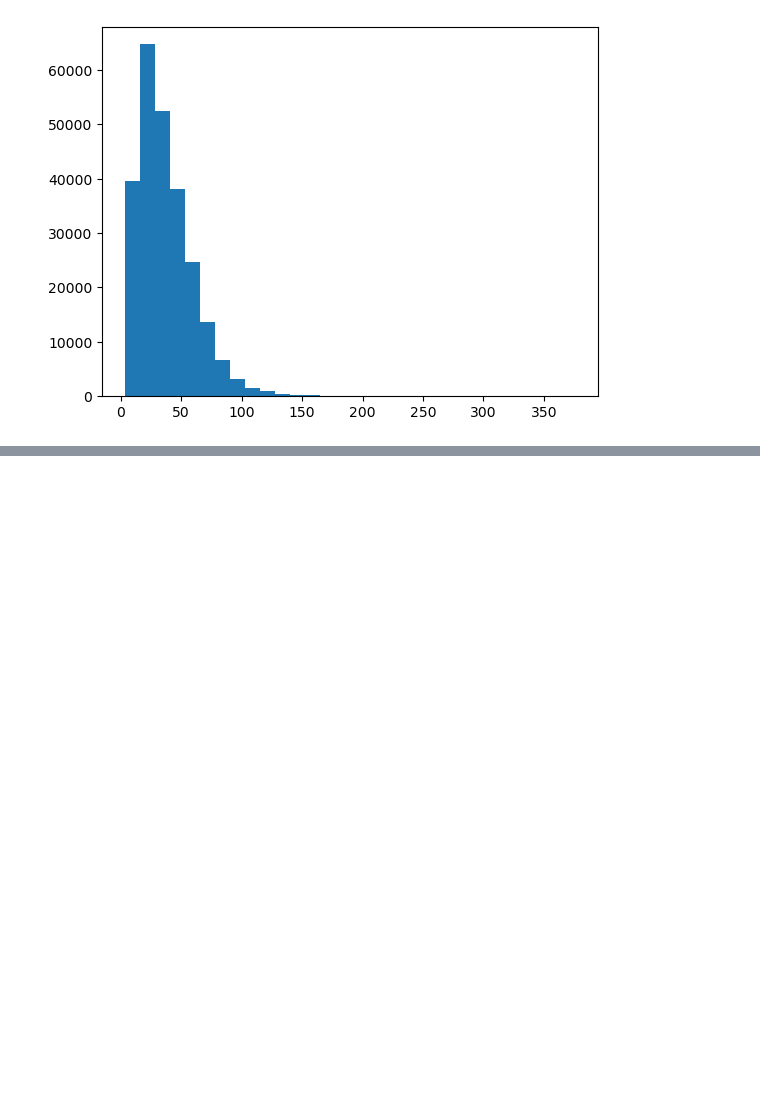
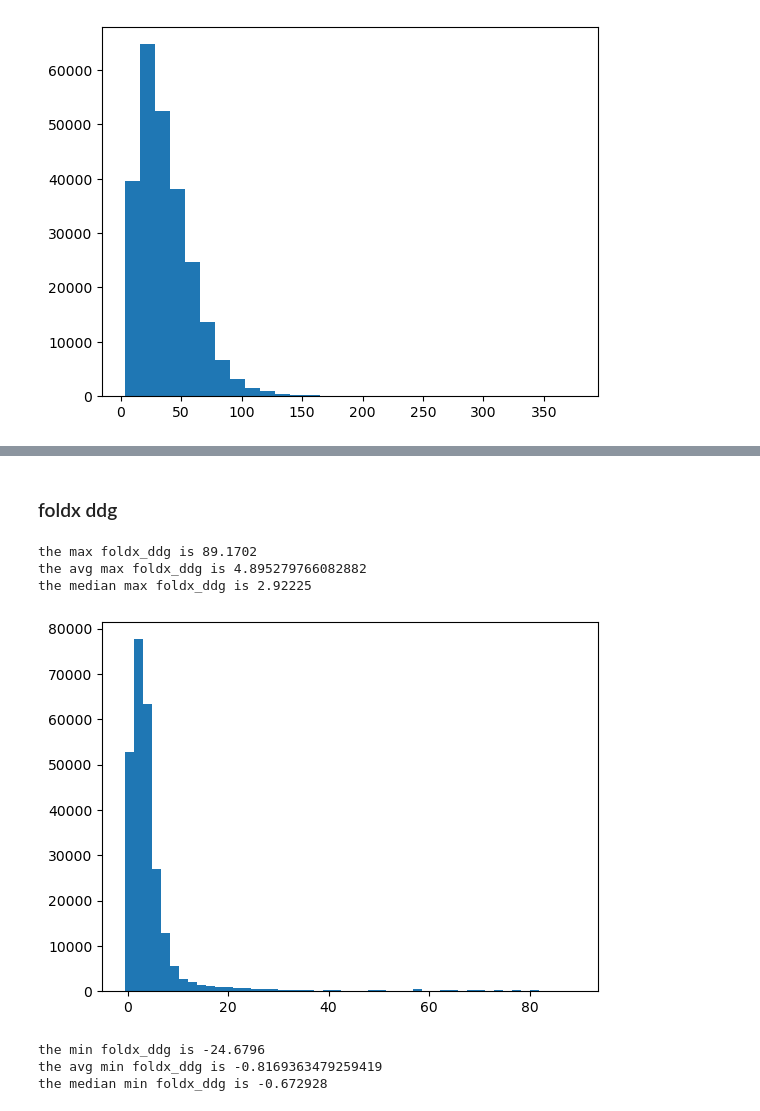
Before and after one commit to PhenoMeters/pheno_analysis, a Jupyter notebook: pockets_interfaces_analysis.ipynb, the cells around one changed output, grey strips where cells are left out. Drawn from its saved outputs; the diff is of its cells as text; code cells hidden in the pictures; blank space fills up the shorter version.

```diff
--- a/pockets_interfaces_analysis.ipynb
+++ b/pockets_interfaces_analysis.ipynb
@@ -99,0 +237,31 @@ plt.show()
+# %% [markdown]
+### foldx ddg
+# %%
+### MAXIMUM FOLDX DDG ###
+max_foldx_ddg = stability_data['foldx_ddg_max'].max()
+avg_max = stability_data['foldx_ddg_max'].mean()
+median_max = stability_data['foldx_ddg_max'].median()
+print("the max foldx_ddg is", max_foldx_ddg)
+print("the avg max foldx_ddg is", avg_max)
+print("the median max foldx_ddg is", median_max)
+# %% [output]
+the max foldx_ddg is 89.1702
+the avg max foldx_ddg is 4.895279766082882
+the median max foldx_ddg is 2.92225
+# %%
+plt.hist(stability_data["foldx_ddg_max"],bins=50)
+plt.show()
+# %% [output]
+[figure, added]
+# %%
+### MINIMUM FOLDX DDG ###
+min_foldx_ddg = stability_data['foldx_ddg_min'].min()
+avg_min = stability_data['foldx_ddg_min'].mean()
+median_min = stability_data['foldx_ddg_min'].median()
+print("the min foldx_ddg is", min_foldx_ddg)
+print("the avg min foldx_ddg is", avg_min)
+print("the median min foldx_ddg is", median_min)
+# %% [output]
+the min foldx_ddg is -24.6796
+the avg min foldx_ddg is -0.8169363479259419
+the median min foldx_ddg is -0.672928
```
Also changed, not shown: parts of 29 cells of this notebook, 2 other files.
